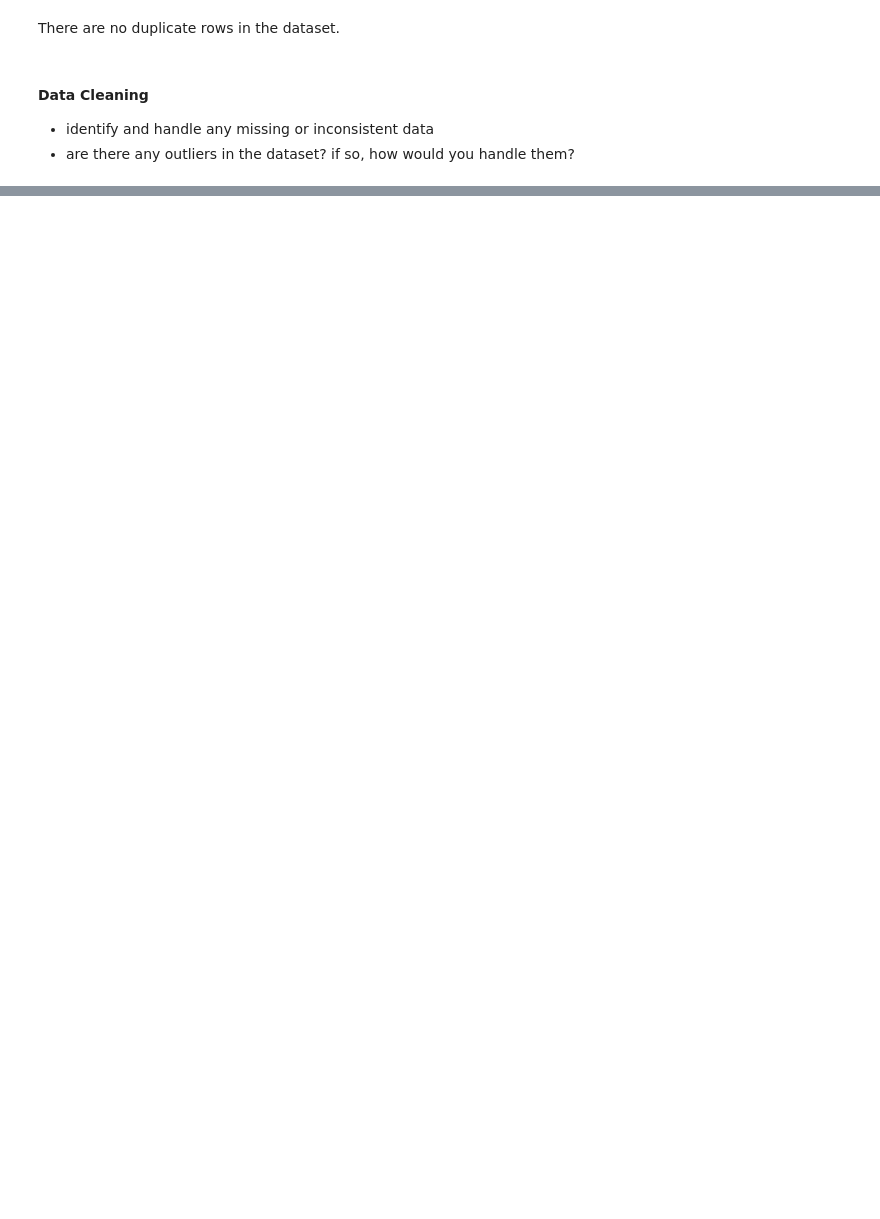
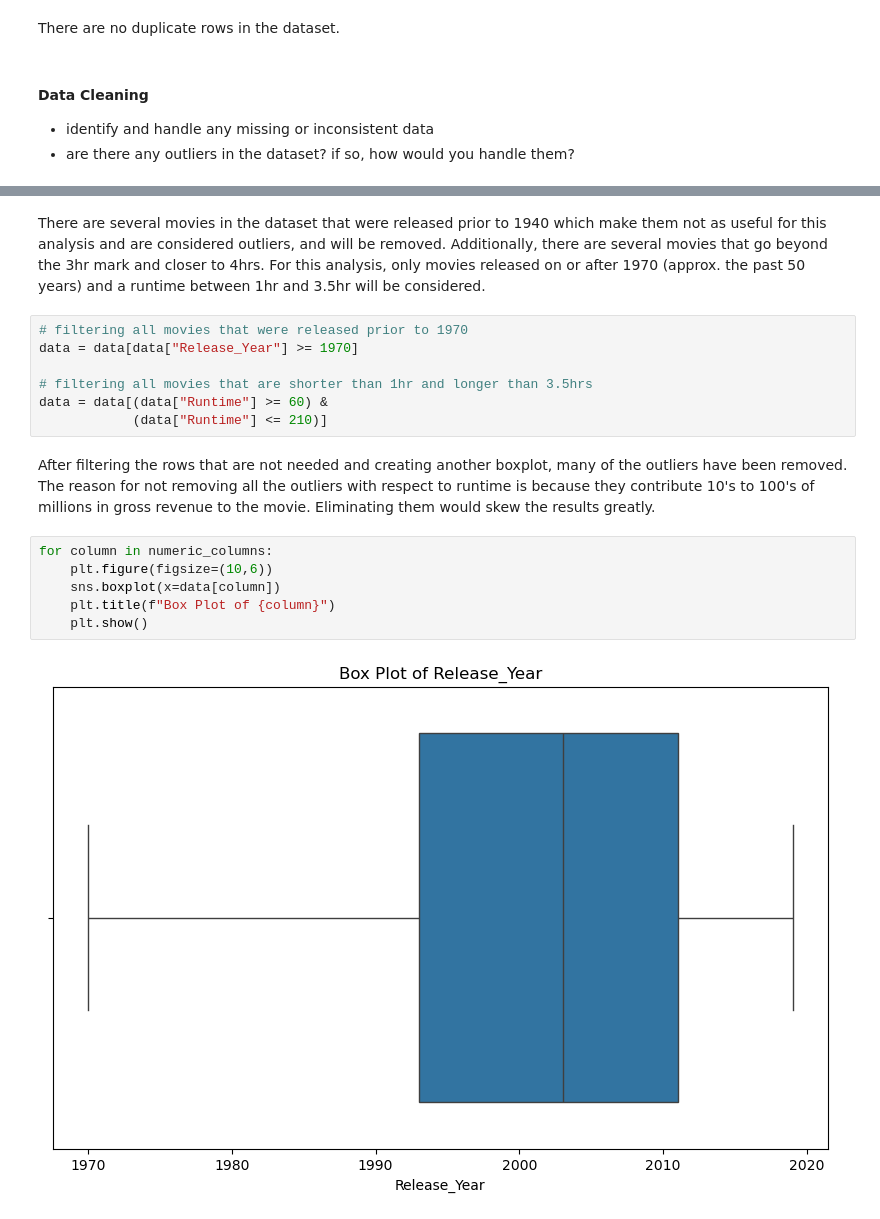
Before and after one commit to okashashuda/data-analysis-movies, a Jupyter notebook: movies-analysis.ipynb, the cells around one changed output, grey strips where cells are left out. Saved outputs shown, nothing was run; the diff lists cells and outputs as text; blank space fills up the shorter version.

Commit message:
working on analyzing and answering questions about the dataset

```diff
--- a/movies-analysis.ipynb
+++ b/movies-analysis.ipynb
@@ -73,0 +135,19 @@ data.sort_values(by=["Gross"], ascending=False)
+# %% [markdown]
+There are several movies in the dataset that were released prior to 1940 which make them not as useful for this analysis and are considered outliers, and will be removed. Additionally, there are several movies that go beyond the 3hr mark and closer to 4hrs. For this analysis, only movies released on or after 1970 (approx. the past 50 years) and a runtime between 1hr and 3.5hr will be considered.
+# %%
+# filtering all movies that were released prior to 1970
+data = data[data["Release_Year"] >= 1970]
+
+# filtering all movies that are shorter than 1hr and longer than 3.5hrs
+data = data[(data["Runtime"] >= 60) &
+            (data["Runtime"] <= 210)]
+# %% [markdown]
+After filtering the rows that are not needed and creating another boxplot, many of the outliers have been removed. The reason for not removing all the outliers with respect to runtime is because they contribute 10's to 100's of millions in gross revenue to the movie. Eliminating them would skew the results greatly.
+# %%
+for column in numeric_columns:
+    plt.figure(figsize=(10,6))
+    sns.boxplot(x=data[column])
+    plt.title(f"Box Plot of {column}")
+    plt.show()
+# %% [output]
+[figure, added]
```
Also changed, not shown: parts of 33 cells of this notebook.
